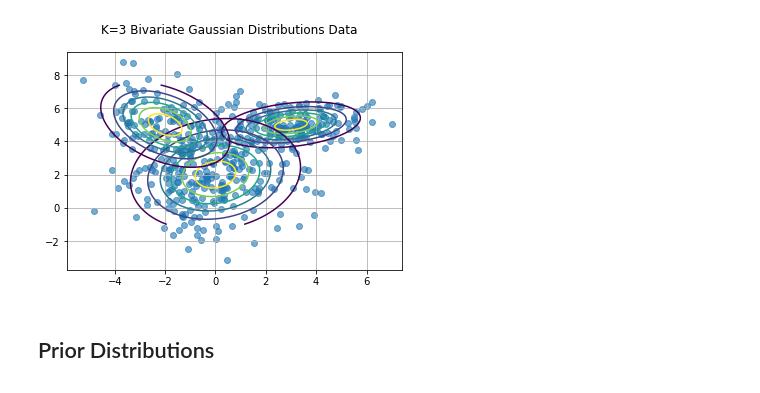
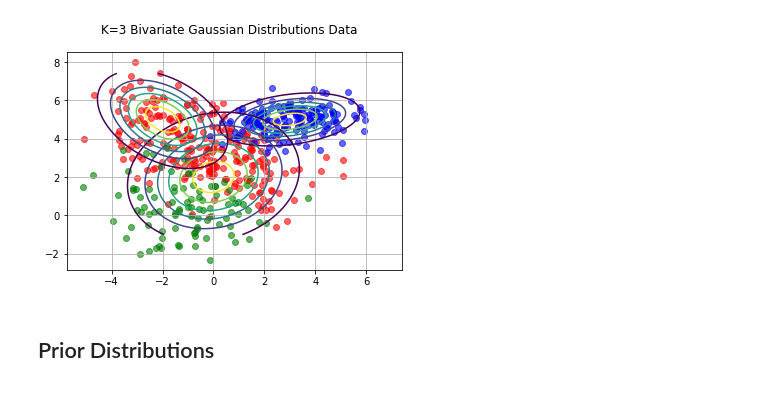
Before and after one commit to blazickjp/Research, a Jupyter notebook: kdim_mvGMM.ipynb, the cells around one changed output. Drawn from its saved outputs; the diff is of its cells as text; code cells hidden in the pictures.

Commit message:
Working collapsed gibbs

```diff
--- a/kdim_mvGMM.ipynb
+++ b/kdim_mvGMM.ipynb
@@ -27,26 +28,57 @@ def data_gen(mu, cov, phi, n):
 # %%
 # Define parameters for K=3 Mixture of Multivariate Gaussians
 phi = [.3, .5, .2]
-mu = np.array([[3,5], [0,2], [-2,5]])
+mu = np.array([[3,5], [0,2], [-4,3]])
 cov_1 = np.array([[2.0, 0.3], [0.3, 0.5]])
 cov_2 = np.array([[3.0,.4], [.4,3.0]])
 cov_3 = np.array([[1.7,-.7], [-.7,1.7]])
 cov = np.stack((cov_1, cov_2, cov_3), axis = 0)
+# %%
+def collapsed_gibbs(data, a, v, K, iters = 500):
+    N = data.shape[0]
+    D = data.shape[1]
+    assert v > D-1, "v must be greater than D-1"
+    alpha = np.repeat(a, K)
+    z = np.random.choice(K, size = N, replace = True, p =dirichlet(alpha / K).rvs().squeeze())
+    for _ in range(iters):
+        for i in range(N):
+            # Remove x_i from data and Z
+            d2 = np.delete(data, i, axis=0)
+            z2 = np.delete(z, i, axis=0)
+            p_z = []
+            for k in range(K):
+                mu_k = np.mean(d2[z2 == k], axis=0)
+                # cov_k = np.cov(d2[z2 == k], rowvar=False)
+                n_k = np.sum(z2 == k)
+                p_z_k = (n_k + a/K) / (N + a - 1)
+                S_k = np.dot(np.transpose(d2[z2 == k] - mu_k), d2[z2 == k] - mu_k) + np.eye(D)
+                p_x_i = multivariate_t(mu_k, ((n_k+1) / (n_k *(n_k + v - D + 1)))*S_k, n_k+v - D + 1).pdf(data[i,])
+                p_z_k = p_z_k * p_x_i
+                p_z.append(p_z_k)
+            # Standardize prob vector p(z_i = k)
+            p_z = p_z / np.sum(p_z)
+            z[i] = np.random.choice(K, 1, replace=True, p = p_z)
+
+    return z
 # %%
-data = data_gen(mu, cov, phi, 500)
+data, z = data_gen(mu, cov, phi, 500)
 x, y = np.mgrid[-5:7.5:.1, -1:7.5:.1]
 pos = np.dstack((x,y))
+# %%
+z_pred = collapsed_gibbs(data, 5, 2, K=3)
 # %%
 fig, ax = plt.subplots()
-ax.scatter(data[:,0], data[:,1], alpha = .6)
-for i in range(len(mu)):
+cols = ["red", "blue", "green"]
+for i, v in enumerate(cols):
+    d2 = data[np.array(z_pred) == i,:]
+    ax.scatter(d2[:,0], d2[:,1], color=v, alpha = .6)
     ax.contour(x,y, multivariate_normal(mu[i,:], cov[i,:,:]).pdf(pos), extend='both')
 
 fig.suptitle("K=3 Bivariate Gaussian Distributions Data")
 ax.grid()
 fig.show()
 # %% [output]
-[figure, old version]
+[figure, new version]
 # %% [markdown]
 ## Prior Distributions
 
```
Also changed, not shown: parts of 2 cells of this notebook, 1 other file.
